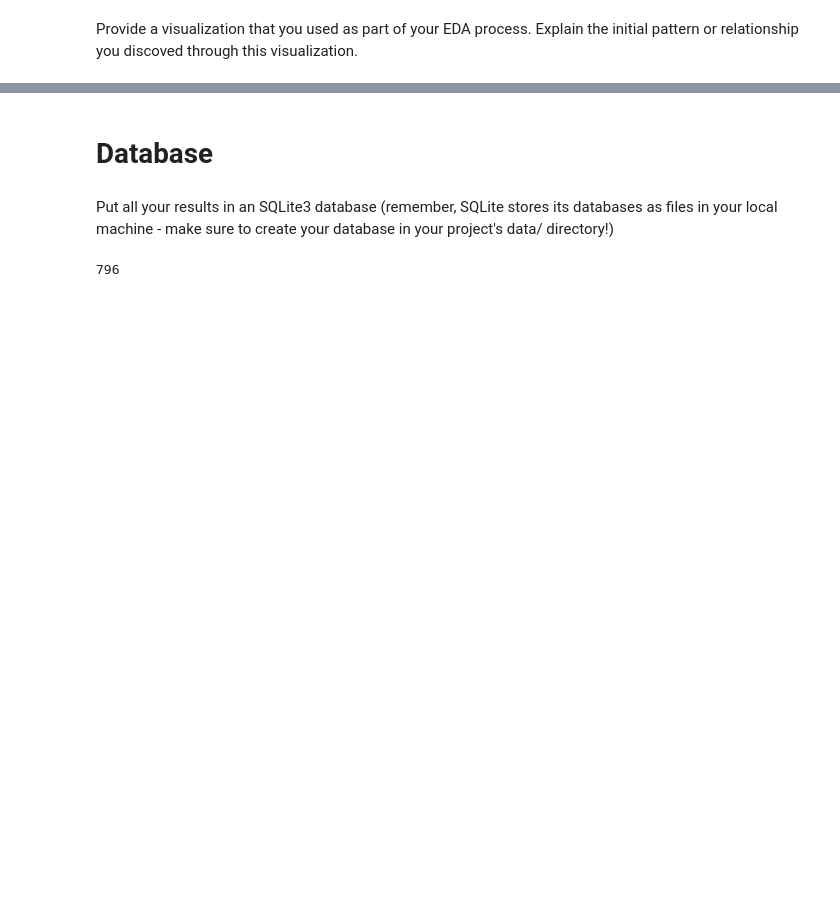
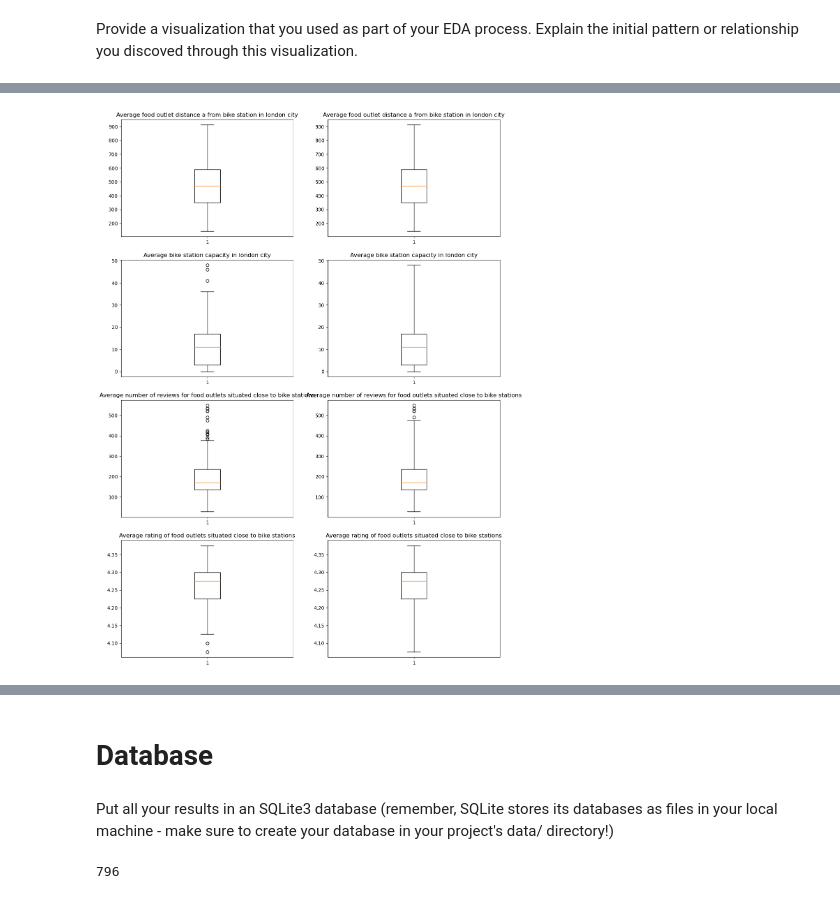
Before and after one commit to alifaisalraza/Statistical-Modelling-Project, a Jupyter notebook: notebooks/joining_data.ipynb, the cells around one changed output, grey strips where cells are left out. Drawn from its saved outputs; the diff is of its cells as text; code cells hidden in the pictures; blank space fills up the shorter version.

```diff
--- a/notebooks/joining_data.ipynb
+++ b/notebooks/joining_data.ipynb
@@ -91,0 +179,31 @@ df_agg1
+# %%
+fig, axes = plt.subplots(4, 2, figsize=(14, 20))
+
+axes[0][0].boxplot(df_agg['poi_distance_from_bike_stn'])
+axes[0][0].set_title('Average food outlet distance a from bike station in london city')
+axes[0][1].boxplot(df_agg['poi_distance_from_bike_stn'], whis=2.5)
+axes[0][1].set_title('Average food outlet distance a from bike station in london city')
+
+axes[1][0].boxplot(df_agg['free_bikes'])
+axes[1][0].set_title('Average bike station capacity in london city')
+axes[1][1].boxplot(df_agg['free_bikes'], whis=2.5)
+axes[1][1].set_title('Average bike station capacity in london city')
+
+axes[2][0].boxplot(df_agg['review_count'])
+axes[2][0].set_title('Average number of reviews for food outlets situated close to bike stations')
+axes[2][1].boxplot(df_agg['review_count'], whis=2.5)
+axes[2][1].set_title('Average number of reviews for food outlets situated close to bike stations')
+
+axes[3][0].boxplot(df_agg['rating'])
+axes[3][0].set_title('Average rating of food outlets situated close to bike stations')
+axes[3][1].boxplot(df_agg['rating'], whis=2.5)
+axes[3][1].set_title('Average rating of food outlets situated close to bike stations')
+
+plt.show()
+
+#The data doesn't seem to display unusual outliers. E.g. It is possible that some
+#bike stations have higher capacity owing to being situated close to train station, shopping or
+#tourist areas. Also, some bike stations may be situated in areas hosting popular food outlets which are more
+#frequented, leading to higher number of reviews for food outlets close to certain bike stations.
+# %% [output]
+[figure, added]
```
Also changed, not shown: parts of 16 cells of this notebook, 4 other files.
